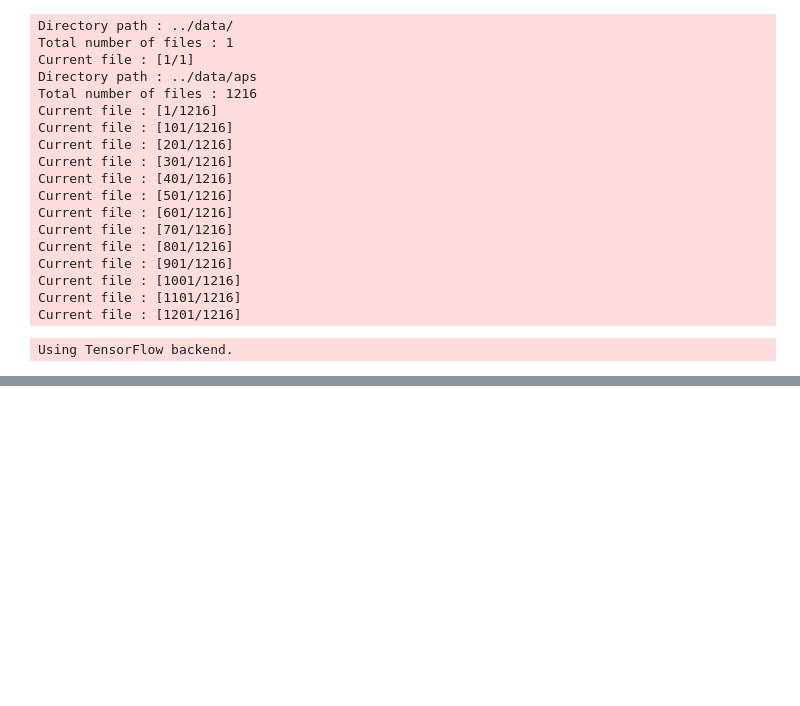
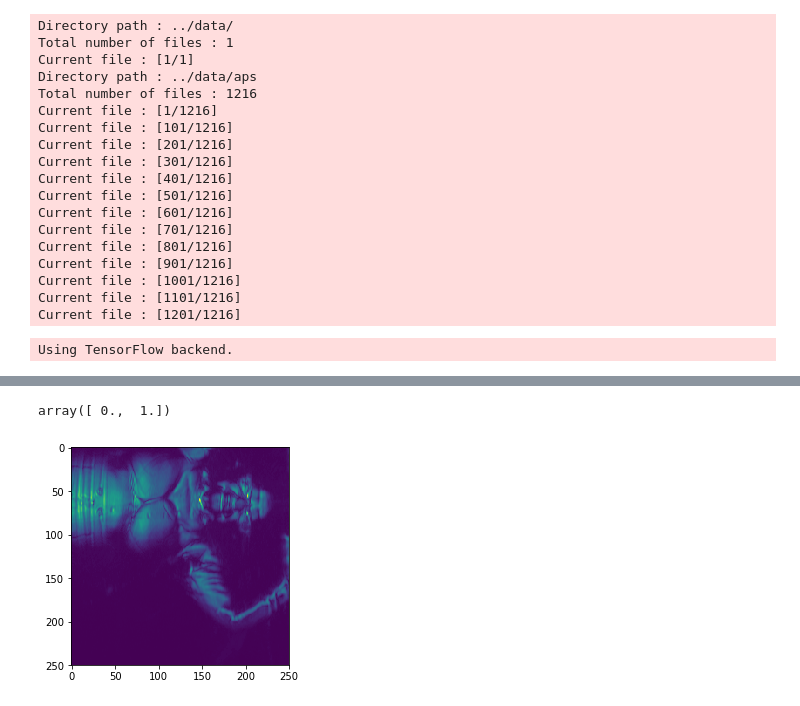
Before and after one commit to luzengxiang/CISC879_Project, a Jupyter notebook: src/read data.ipynb, the cells around one changed output, grey strips where cells are left out. Saved outputs shown, nothing was run; the diff lists cells and outputs as text; code cells hidden in the pictures; blank space fills up the shorter version.

```diff
--- a/src/read data.ipynb
+++ b/src/read data.ipynb
@@ -234,0 +288,17 @@ Using TensorFlow backend.
+# %%
+import keras.backend as K
+from keras import optimizers
+from keras.optimizers import SGD
+
+
+# For custom metrics
+
+def mean_pred(y_true, y_pred):
+    return K.mean(y_pred[:,0])
+
+opt = SGD(lr=0.01)
+model.compile(loss = "categorical_crossentropy", optimizer = opt,metrics=['accuracy', mean_pred])
+
+model.fit(X_train, Y_train,                # Train the model using the training set...
+          batch_size=16, epochs=10,
+          verbose=1, validation_split=0.1) # ...holding out 10% of the data for validation
@@ -243,0 +321,3 @@ array([[ 1.,  0.],
+# %%
+from lib.crop_image import import_eps
+X,Y = import_eps("../data",'../data/stage1_labels.csv',7)
@@ -243,0 +342,18 @@ array([[ 1.,  0.],
+# %%
+from lib.AlexNet import model_generator
+from keras.utils.np_utils import to_categorical
+import keras.backend as K
+from keras.optimizers import SGD
+
+opt = SGD(lr=0.01)
+
+# For custom metrics
+
+def mean_pred(y_true, y_pred):
+    return K.mean(y_pred[:,0])
+model = model_generator(X[0,:,:,:].shape)
+model.compile(loss = "categorical_crossentropy", optimizer = opt,metrics=['accuracy', mean_pred])
+
+model.fit(X, Y,                # Train the model using the training set...
+          batch_size=32, epochs=100,
+          verbose=1, validation_split=0.1) # ...holding out 10% of the data for validation
@@ -243,0 +398,11 @@ array([[ 1.,  0.],
+# %%
+Y[10]
+# %% [output]
+array([ 0.,  1.])
+# %%
+from matplotlib import pyplot as plt
+
+plt.imshow(X[11,:,:,0])
+plt.show()
+# %% [output]
+[figure, added]
```
Also changed, not shown: parts of 23 cells of this notebook, 48 other files.
